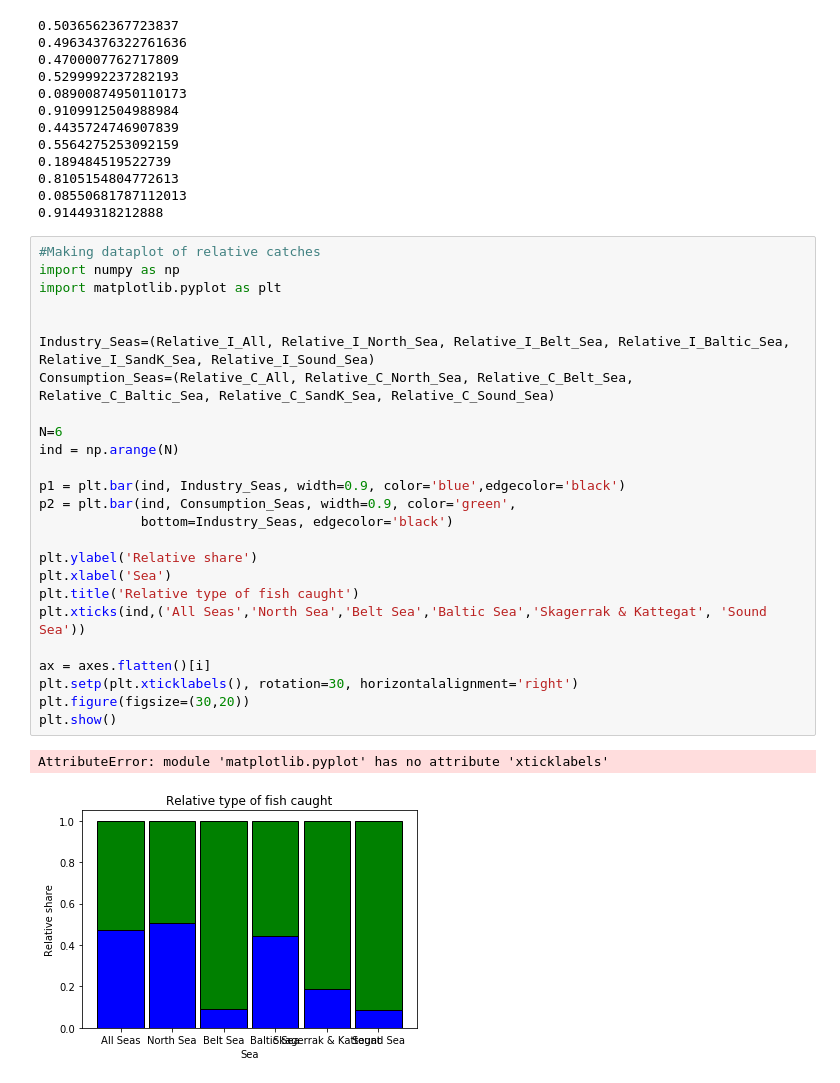
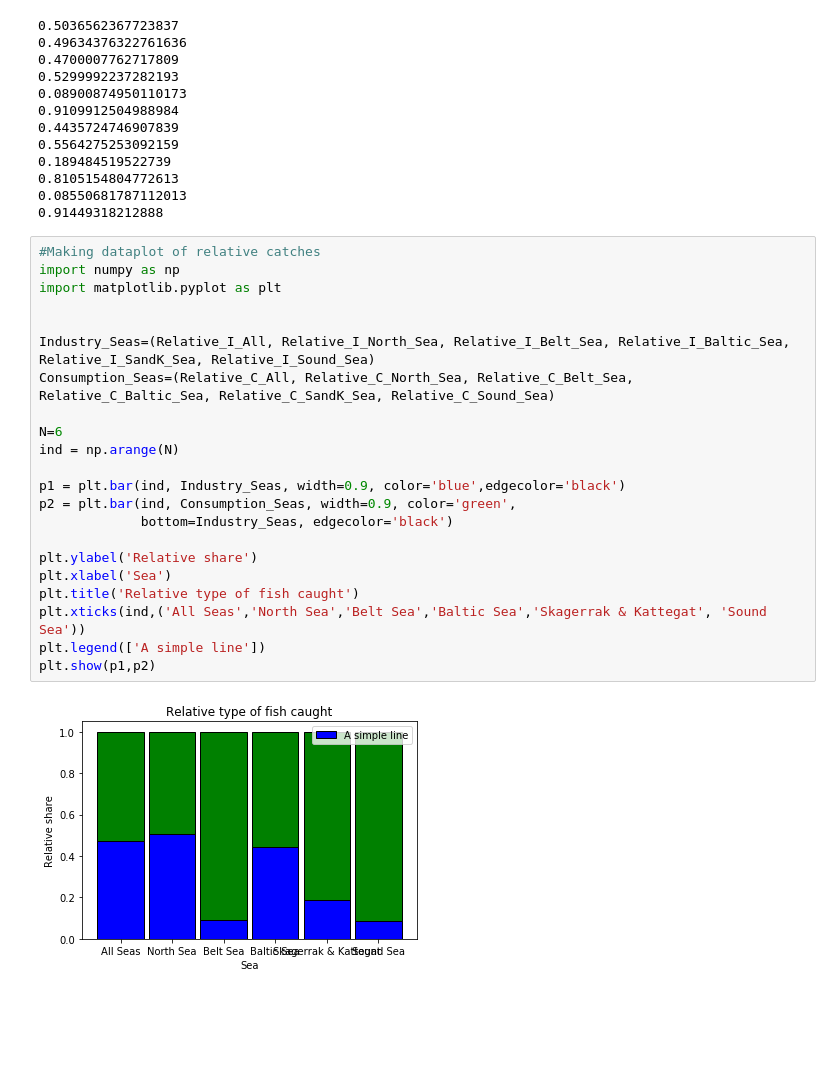
Before and after one commit to rtj164/projects-2019-teamlowenergy, a Jupyter notebook: dataproject/Johannes/Johannes WIP.ipynb, the cells around one changed output. Saved outputs shown, nothing was run; the diff lists cells and outputs as text; blank space fills up the shorter version.

Commit message:
Tilføjet legend

```diff
--- a/dataproject/Johannes/Johannes WIP.ipynb
+++ b/dataproject/Johannes/Johannes WIP.ipynb
@@ -361,28 +361,24 @@ print(Relative_C_Sound_Sea)
 # %%
 #Making dataplot of relative catches
 import numpy as np
 import matplotlib.pyplot as plt
 
 
 Industry_Seas=(Relative_I_All, Relative_I_North_Sea, Relative_I_Belt_Sea, Relative_I_Baltic_Sea, Relative_I_SandK_Sea, Relative_I_Sound_Sea)
 Consumption_Seas=(Relative_C_All, Relative_C_North_Sea, Relative_C_Belt_Sea, Relative_C_Baltic_Sea, Relative_C_SandK_Sea, Relative_C_Sound_Sea)
 
 N=6
 ind = np.arange(N)
 
 p1 = plt.bar(ind, Industry_Seas, width=0.9, color='blue',edgecolor='black')
 p2 = plt.bar(ind, Consumption_Seas, width=0.9, color='green',
              bottom=Industry_Seas, edgecolor='black')
 
 plt.ylabel('Relative share')
 plt.xlabel('Sea')
 plt.title('Relative type of fish caught')
 plt.xticks(ind,('All Seas','North Sea','Belt Sea','Baltic Sea','Skagerrak & Kattegat', 'Sound Sea'))
-
-ax = axes.flatten()[i]
-plt.setp(plt.xticklabels(), rotation=30, horizontalalignment='right')
-plt.figure(figsize=(30,20))
-plt.show()
+plt.legend(['A simple line'])
+plt.show(p1,p2)
 # %% [output]
-AttributeError: module 'matplotlib.pyplot' has no attribute 'xticklabels'
-[figure, old version]
+[figure, new version]
```
